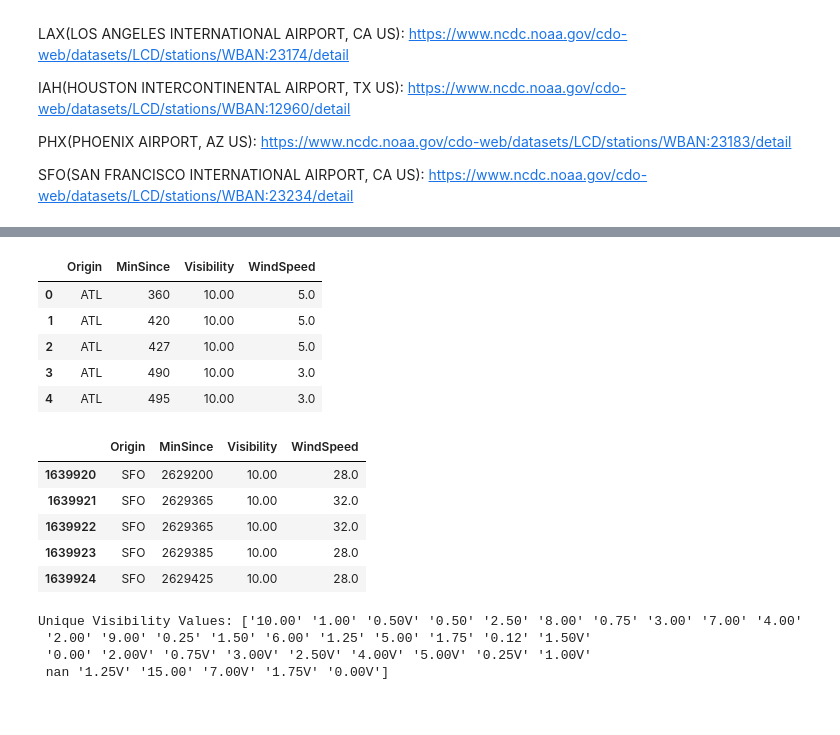
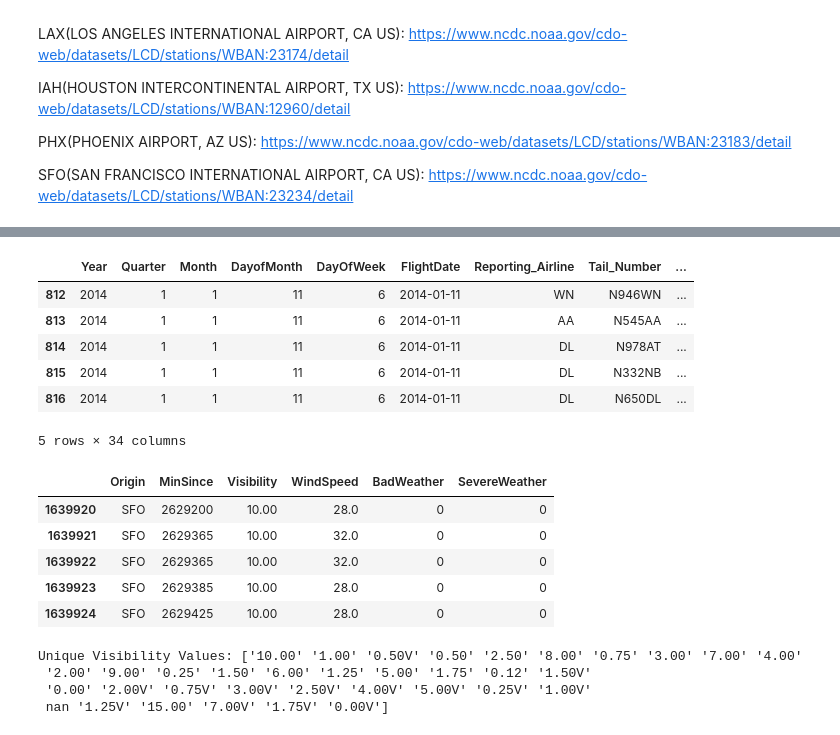
Before and after one commit to kyllan16693/flight-delay-prediction, a Jupyter notebook: data_preprocessing.ipynb, the cells around one changed output, grey strips where cells are left out. Cells and saved outputs as stored; diff of their text form; code cells hidden in the pictures.

```diff
--- a/data_preprocessing.ipynb
+++ b/data_preprocessing.ipynb
@@ -231,6 +254,9 @@ Wind Speed: Speed of the wind at the time of observation given in miles per hour
 # historical weather of Hartsfield-Jackson Atlanta International Airport
 ATL_weather = pd.read_csv('csv_weather/atl.csv', low_memory=False)
 # use HourlyVisibility and HourlyWindSpeed as weather indicators
-ATL_weather = ATL_weather[['DATE', 'REPORT_TYPE', 'HourlyVisibility', 'HourlyWindSpeed']]
+ATL_weather = ATL_weather[['DATE', 'REPORT_TYPE', 'HourlyVisibility', 'HourlyWindSpeed',
+                           'HourlyPresentWeatherType']]
+# only use METAR Format(FM-15) data
+ATL_weather = ATL_weather[ATL_weather['REPORT_TYPE'] == 'FM-15']
 ATL_weather.head()
 # %% [output]
@@ -246,3 +289,25 @@ ATL_weather = ATL_weather[ATL_weather['REPORT_TYPE'] == 'FM-15']
+# %%
+# keyword to check weather type
+bad_weather_keywords = ['FG', 'PL', 'SN', 'HZ', 'BLSN', 'BLPY', 'FZDZ', 'FZFG', 'MIFG']
+severe_weather_keywords = ['TS', 'GR', 'GL', 'DU', 'FC', 'WIND', 'FZRA']
+
+def contains_keywords(text, keywords):
+    if pd.isna(text):
+        return 0
+    for keyword in keywords:
+        if keyword in text:
+            return 1
+    return 0
+
+def classify_weather(text):
+    if contains_keywords(text, severe_weather_keywords):
+        return 1, 0  # severe weather
+    elif contains_keywords(text, bad_weather_keywords):
+        return 0, 1  # bad weather
+    else:
+        return 0, 0 # normal weather
+
+ATL_weather[['severe_weather', 'bad_weather']] = ATL_weather['HourlyPresentWeatherType'].apply(lambda x: pd.Series(classify_weather(x)))
 # %%
 # create a new column MinSince: number of minutes since 2014-01-01 0:00 for each weather record
 ref_datetime = pd.to_datetime('2014-01-01 00:00')
@@ -257,0 +334,4 @@ ATL_weather.head()
+# %%
+# check first 10 rows which is under severe weather
+ATL_weather = ATL_weather.drop(columns=['HourlyPresentWeatherType'])
+ATL_weather[ATL_weather['severe_weather'] == 1].head(10)
@@ -262,6 +354,10 @@ def map_closest_weather(df, weather_df, airport_code):
         df['Visibility'] = None
     if 'WindSpeed' not in df.columns:
         df['WindSpeed'] = None
+    if 'SevereWeather' not in df.columns:
+        df['SevereWeather'] = 0
+    if 'BadWeather' not in df.columns:
+        df['BadWeather'] = 0
 
     # filter flight dataframe for the specific airport
     df_airport = df[df['Origin'] == airport_code].copy()
@@ -280,18 +376,22 @@ def map_closest_weather(df, weather_df, airport_code):
         closest_weather = weather_df.iloc[weather_idx]
         df.at[idx, 'Visibility'] = closest_weather['HourlyVisibility']
         df.at[idx, 'WindSpeed'] = closest_weather['HourlyWindSpeed']
+        df.at[idx, 'BadWeather'] = closest_weather['bad_weather']
+        df.at[idx, 'SevereWeather'] = closest_weather['severe_weather']
 
     return df
 # %%
+# check map results for ATL airport
 df = map_closest_weather(df, ATL_weather, 'ATL')
-df[['Origin', 'MinSince', 'Visibility', 'WindSpeed']].head()
+df[df['SevereWeather'] == 1].head()
 # %% [output]
-|  | Origin | MinSince | Visibility | WindSpeed |
-| 0 | ATL | 360 | 10.00 | 5.0 |
-| 1 | ATL | 420 | 10.00 | 5.0 |
-| 2 | ATL | 427 | 10.00 | 5.0 |
-| 3 | ATL | 490 | 10.00 | 3.0 |
-| 4 | ATL | 495 | 10.00 | 3.0 |
+|  | Year | Quarter | Month | DayofMonth | DayOfWeek | FlightDate | Reporting_Airline | Tail_Number | ... |
+| 812 | 2014 | 1 | 1 | 11 | 6 | 2014-01-11 | WN | N946WN | ... |
+| 813 | 2014 | 1 | 1 | 11 | 6 | 2014-01-11 | AA | N545AA | ... |
+| 814 | 2014 | 1 | 1 | 11 | 6 | 2014-01-11 | DL | N978AT | ... |
+| 815 | 2014 | 1 | 1 | 11 | 6 | 2014-01-11 | DL | N332NB | ... |
+| 816 | 2014 | 1 | 1 | 11 | 6 | 2014-01-11 | DL | N650DL | ... |
+5 rows × 34 columns
 # %%
 # apply weather data mapping to all airports
 airport_code_list = ['CLT', 'DEN', 'DFW', 'IAH', 'LAX', 'ORD', 'PHX', 'SFO']
@@ -305,13 +407,13 @@ for airport_code in airport_code_list:
     df = map_closest_weather(df, weather_df, airport_code)
 # %%
-df[['Origin', 'MinSince', 'Visibility', 'WindSpeed']].tail()
+df[['Origin', 'MinSince', 'Visibility', 'WindSpeed', 'BadWeather', 'SevereWeather']].tail()
 # %% [output]
-|  | Origin | MinSince | Visibility | WindSpeed |
-| 1639920 | SFO | 2629200 | 10.00 | 28.0 |
-| 1639921 | SFO | 2629365 | 10.00 | 32.0 |
-| 1639922 | SFO | 2629365 | 10.00 | 32.0 |
-| 1639923 | SFO | 2629385 | 10.00 | 28.0 |
-| 1639924 | SFO | 2629425 | 10.00 | 28.0 |
+|  | Origin | MinSince | Visibility | WindSpeed | BadWeather | SevereWeather |
+| 1639920 | SFO | 2629200 | 10.00 | 28.0 | 0 | 0 |
+| 1639921 | SFO | 2629365 | 10.00 | 32.0 | 0 | 0 |
+| 1639922 | SFO | 2629365 | 10.00 | 32.0 | 0 | 0 |
+| 1639923 | SFO | 2629385 | 10.00 | 28.0 | 0 | 0 |
+| 1639924 | SFO | 2629425 | 10.00 | 28.0 | 0 | 0 |
 # %%
 # check unique values of Visibility
 unique_vis = df['Visibility'].unique()
```
Also changed, not shown: parts of 17 cells of this notebook.
